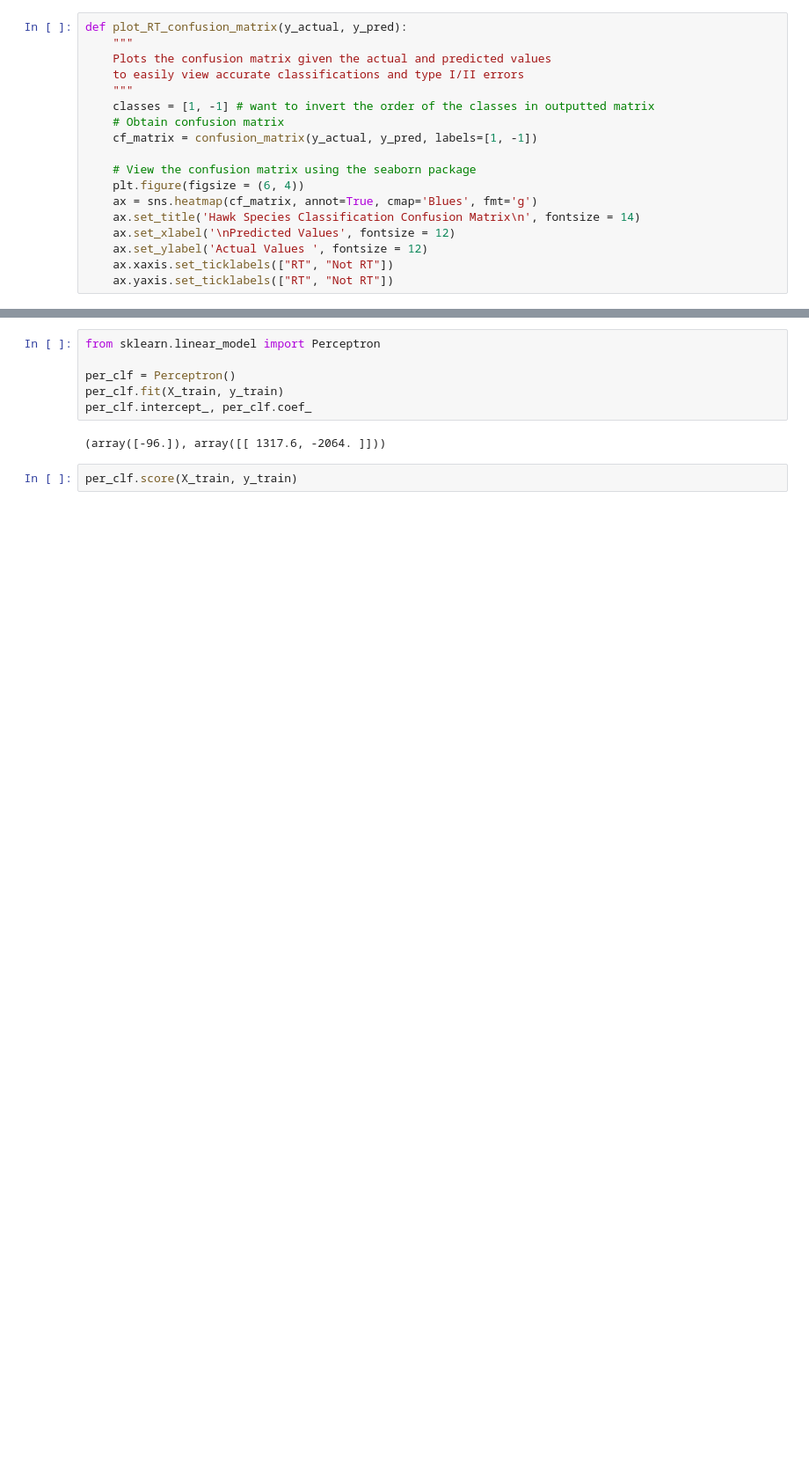
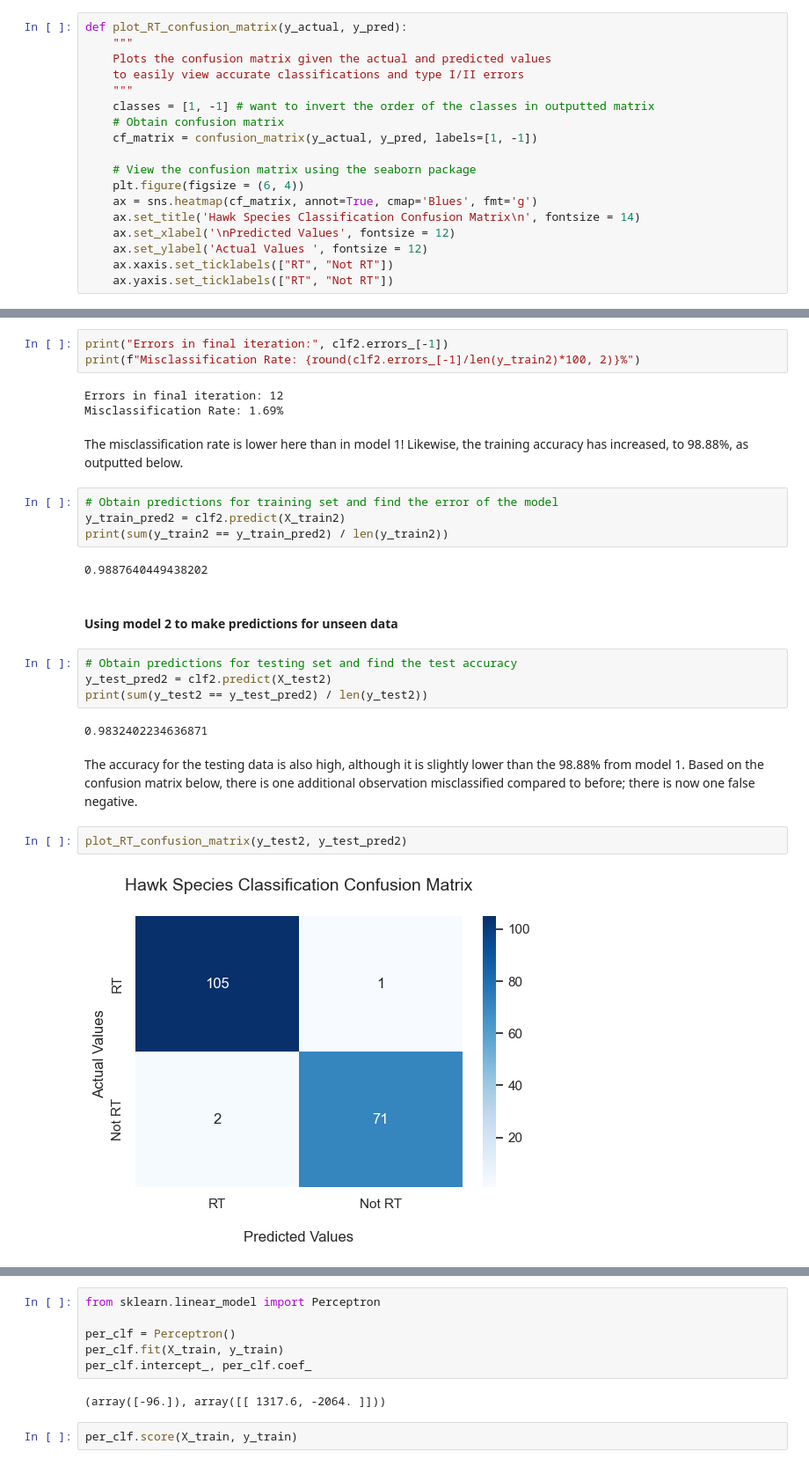
Before and after one commit to kary5678/INDE-577, a Jupyter notebook: supervised-learning/perceptron/perceptron.ipynb, the cells around one changed output, grey strips where cells are left out. Shown at 88% size. Saved outputs shown, nothing was run; the diff lists cells and outputs as text; blank space fills up the shorter version.

```diff
--- a/supervised-learning/perceptron/perceptron.ipynb
+++ b/supervised-learning/perceptron/perceptron.ipynb
@@ -221,0 +296,28 @@ plt.show()
+# %%
+print("Errors in final iteration:", clf2.errors_[-1])
+print(f"Misclassification Rate: {round(clf2.errors_[-1]/len(y_train2)*100, 2)}%")
+# %% [output]
+Errors in final iteration: 12
+Misclassification Rate: 1.69%
+# %% [markdown]
+The misclassification rate is lower here than in model 1! Likewise, the training accuracy has increased, to 98.88%, as outputted below.
+# %%
+# Obtain predictions for training set and find the error of the model
+y_train_pred2 = clf2.predict(X_train2)
+print(sum(y_train2 == y_train_pred2) / len(y_train2))
+# %% [output]
+0.9887640449438202
+# %% [markdown]
+#### Using model 2 to make predictions for unseen data
+# %%
+# Obtain predictions for testing set and find the test accuracy
+y_test_pred2 = clf2.predict(X_test2)
+print(sum(y_test2 == y_test_pred2) / len(y_test2))
+# %% [output]
+0.9832402234636871
+# %% [markdown]
+The accuracy for the testing data is also high, although it is slightly lower than the 98.88% from model 1. Based on the confusion matrix below, there is one additional observation misclassified compared to before; there is now one false negative.
+# %%
+plot_RT_confusion_matrix(y_test2, y_test_pred2)
+# %% [output]
+[figure, added]
```
Also changed, not shown: parts of 23 cells of this notebook.
